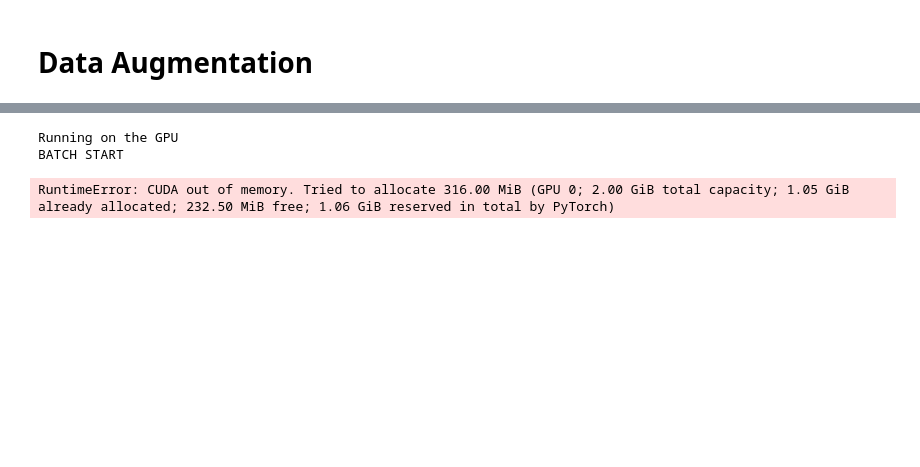
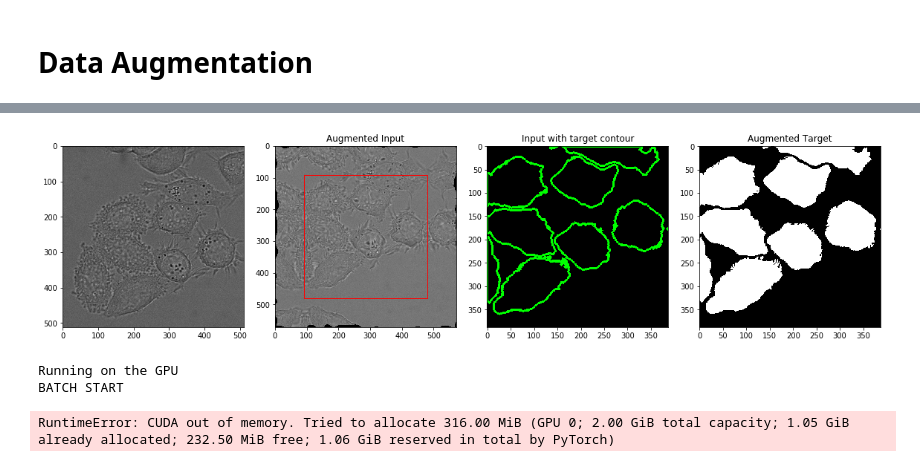
Before and after one commit to nsirons/DL-unet, a Jupyter notebook: main.ipynb, the cells around one changed output, grey strips where cells are left out. Cells and saved outputs as stored; diff of their text form; code cells hidden in the pictures; blank space fills up the shorter version.

```diff
--- a/main.ipynb
+++ b/main.ipynb
@@ -230,3 +82,96 @@ for i in range(1):
+# %%
+class ImageDataset(Dataset):
+
+    def __init__(self, root_dir, alpha=3, sigma=10, transform=True):
+        self.root_dir = root_dir
+        self.alpha = alpha
+        self.sigma = sigma
+
+        self.image = []
+        self.target = []
+        self.transform = transform
+
+        n = len(os.listdir(root_dir)) // 3
+        for i in range(1, n+1):
+            image_folder = os.path.join(root_dir, f"0{i}")
+            target_folder = os.path.join(os.path.join(root_dir, f"0{i}_GT", "SEG"))
+            image_names = [filename.replace('man_seg', 't') for filename in os.listdir(target_folder)]
+            self.image.extend(cv.imread(os.path.join(image_folder, image_name),-1) for image_name in image_names)
+            for filename in os.listdir(target_folder):
+                img = cv.imread(os.path.join(target_folder, filename), -1)
+                gt, _ = preprocess_gt(img)
+                _, gt_bin = cv.threshold(gt, 0, 255, cv.THRESH_BINARY)
+                self.target.append(gt_bin)
+
+
+    def __len__(self):
+        if self.transform:
+            return len(self.image)
+        return 4*len(self.image)  # hardcoded
+
+    def __getitem__(self, idx):
+        if self.transform:
+            # get images
+            image = self.image[idx]
+            target = self.target[idx]
+            # random crop
+            x = np.random.randint(0, 512-388)
+            y = np.random.randint(0, 512-388)
+            # mirror border
+            image = mirror_transform(image[x:x+388, y:y+388])
+            target = mirror_transform(target[x:x+388, y:y+388])
+            # perform same elastic transformation
+            inp, gt = elastic_transform((image, target), alpha=self.alpha, sigma=self.sigma)
+        else:
+            # TODO: hardcoded
+            i = idx // 4
+            x = (512-388)*(idx % 2)
+            y = (512-388)*((idx-4*i) // 2)
+            inp = mirror_transform(self.image[i][x:x+388, y:y+388])
+            gt = mirror_transform(self.target[i][x:x+388, y:y+388])
+
+        gt = gt[92:388+92, 92:388+92]  # crop gt
+        _, gt = cv.threshold(gt, 127, 255, cv.THRESH_BINARY)
+        gt = gt / 255  # normalize to [0 1]
+        inp = (inp - np.min(inp))/np.ptp(inp)  # normalize to [0 1]
+        return transforms.ToTensor()(inp.astype('float32')), \
+               transforms.ToTensor()(gt).long()
+
+
+# init ImageDataset
+root_dir = os.path.join(CUR_DIR, "data", "DIC-C2DH-HeLa-training")
+transformed_dataset = ImageDataset(root_dir, alpha=250, sigma=10)
+val_per = 0.3
+train_set, val_set = torch.utils.data.random_split(transformed_dataset, [int(len(transformed_dataset) * (1-val_per)), int(len(transformed_dataset) * val_per)+1])
+
+# visualise augmentation
+for i in range(1):
+    img, gt = transformed_dataset[i]
+    fig = plt.figure(figsize=(16,9))
+    ax0 = fig.add_subplot(141)
+    ax1 = fig.add_subplot(142)
+    ax2 = fig.add_subplot(143)
+    ax3 = fig.add_subplot(144)
+    ax0.imshow(transformed_dataset.image[i], cmap='gray')
+    ax1.imshow(img.reshape(img.shape[1:]), cmap='gray')
+    rect = patches.Rectangle((92,92),388,388,linewidth=1,edgecolor='r',facecolor='none')
+    # Add the patch to the Axes
+    ax1.add_patch(rect)
+    ax1.set_title("Augmented Input")
+    gt = gt[0,:,:].reshape((1,388,388))
+    gt = gt.reshape(gt.shape[1:]).numpy().astype(np.uint8)
+    contours, hierarchy = cv.findContours(gt, cv.RETR_TREE, cv.CHAIN_APPROX_SIMPLE)
+    image = cv.cvtColor(img.reshape(img.shape[1:])[92:92+388,92:92+388].numpy().astype(np.uint8),cv.COLOR_GRAY2RGB)
+    cv.drawContours(image, contours, -1, (0, 255, 0), 3)
+    ax2.imshow(image)
+    ax2.set_title("Input with target contour")
+
+    ax3.imshow(gt, cmap='gray')
+    ax3.set_title("Augmented Target")
+    fig.tight_layout()
+    plt.show()
+# %% [output]
+[figure, added]
 # %%
 root_dir = os.path.join(CUR_DIR, "data", "DIC-C2DH-HeLa-training")
 transformed_dataset = ImageDataset(root_dir, alpha=250, sigma=10)
```
Also changed, not shown: parts of 3 cells of this notebook, 1 other file.
